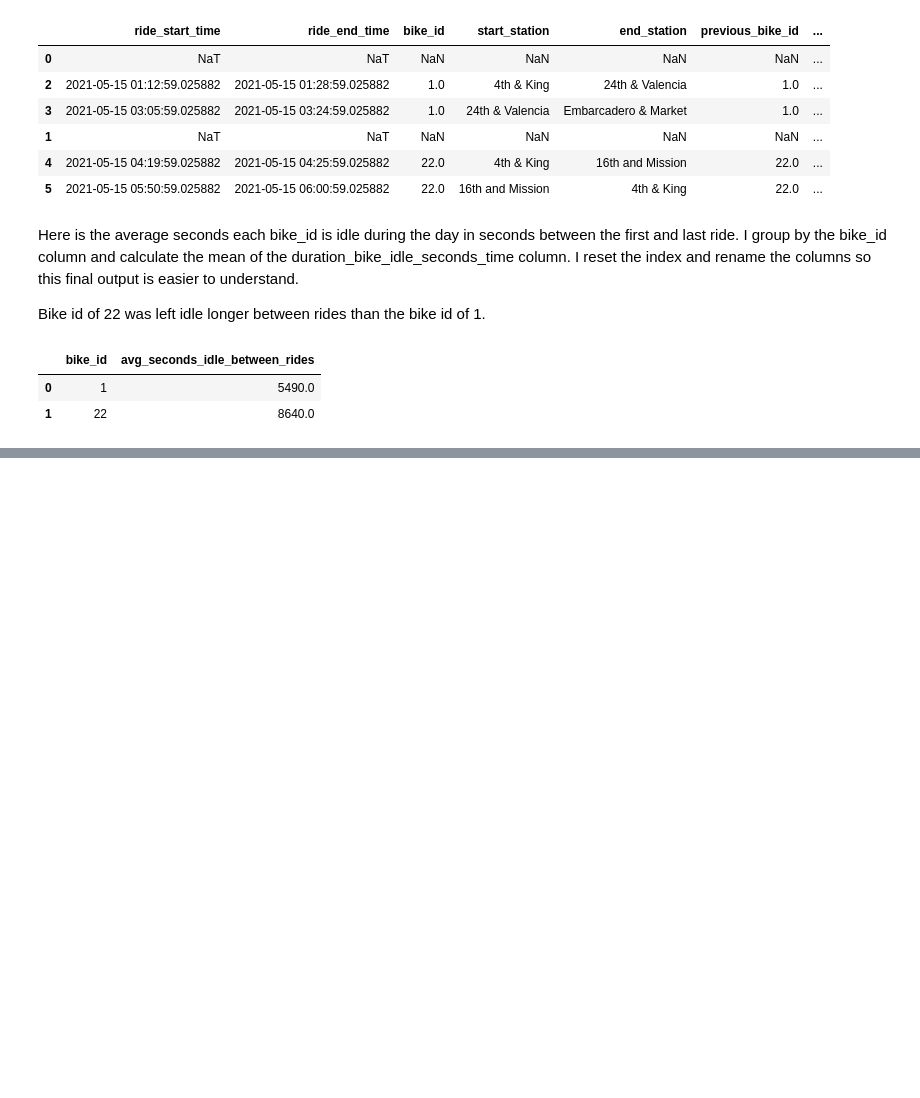
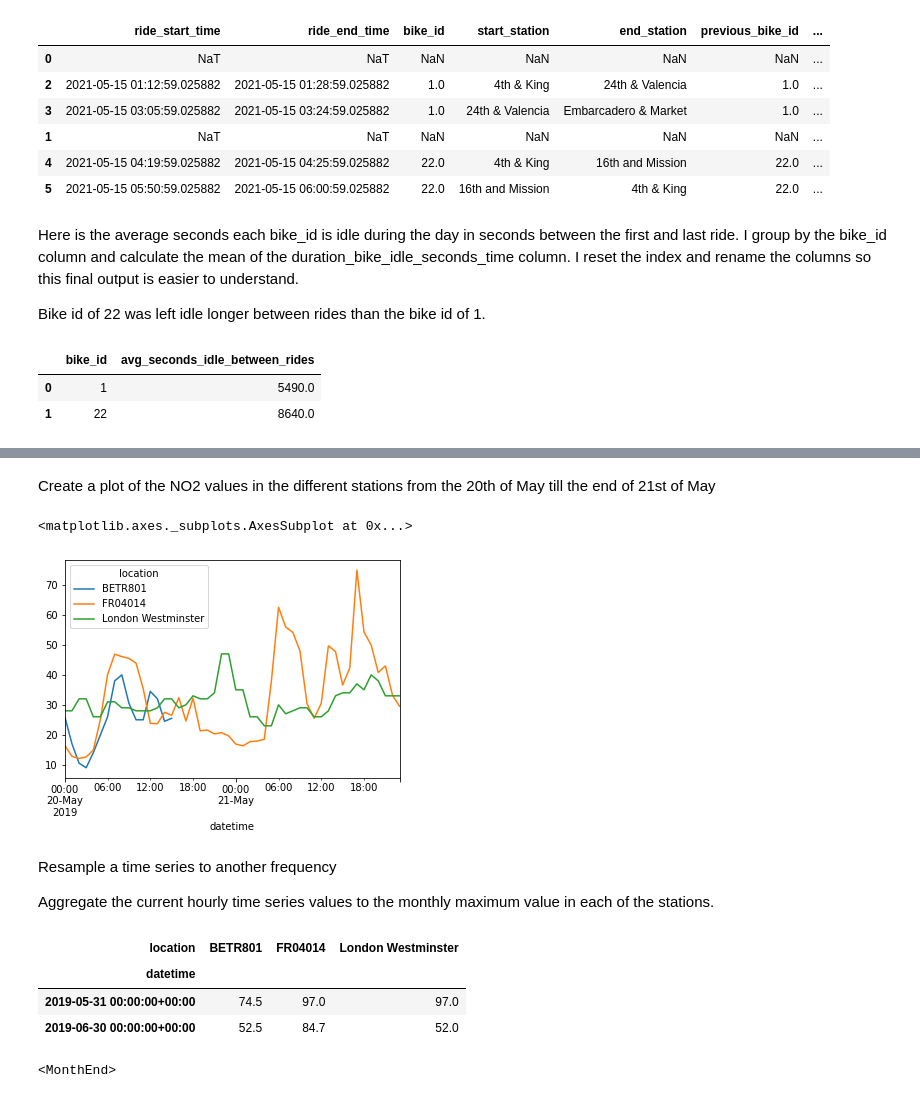
Before and after one commit to HARSHIT097/Learnings, a Jupyter notebook: Play_with_tsdata001.ipynb, the cells around one changed output, grey strips where cells are left out. Drawn from its saved outputs; the diff is of its cells as text; code cells hidden in the pictures; blank space fills up the shorter version.

```diff
--- a/Play_with_tsdata001.ipynb
+++ b/Play_with_tsdata001.ipynb
@@ -122,0 +265,3 @@ df_bike_sharing.groupby('bike_id')['duration_bike_idle_seconds'].mean().reset_in
+# %%
+no_2 = data.pivot(index="datetime", columns="location", values="value")
+no_2.head()
@@ -122,0 +287,25 @@ df_bike_sharing.groupby('bike_id')['duration_bike_idle_seconds'].mean().reset_in
+# %% [markdown]
+Create a plot of the NO2 values in the different stations from the 20th of May till the end of 21st of May
+# %%
+no_2["2019-05-20":"2019-05-21"].plot()
+# %% [output]
+<matplotlib.axes._subplots.AxesSubplot at 0x...>
+[figure, added]
+# %% [markdown]
+Resample a time series to another frequency
+
+Aggregate the current hourly time series values to the monthly maximum value in each of the stations.
+# %%
+monthly_max = no_2.resample("M").max()
+monthly_max
+# %% [output]
+| location | BETR801 | FR04014 | London Westminster |
+| datetime |  |  |  |
+| 2019-05-31 00:00:00+00:00 | 74.5 | 97.0 | 97.0 |
+| 2019-06-30 00:00:00+00:00 | 52.5 | 84.7 | 52.0 |
+# %%
+# the frequency of the time series is provided by the freq attribute:
+
+monthly_max.index.freq
+# %% [output]
+<MonthEnd>
```
Also changed, not shown: parts of 22 cells of this notebook.
